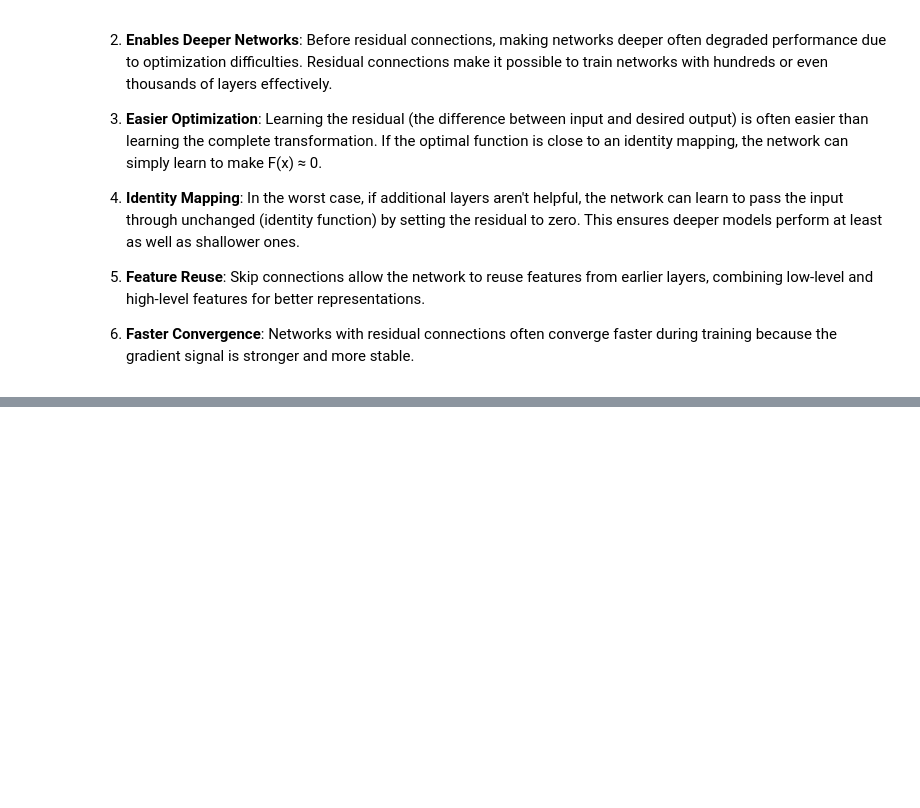
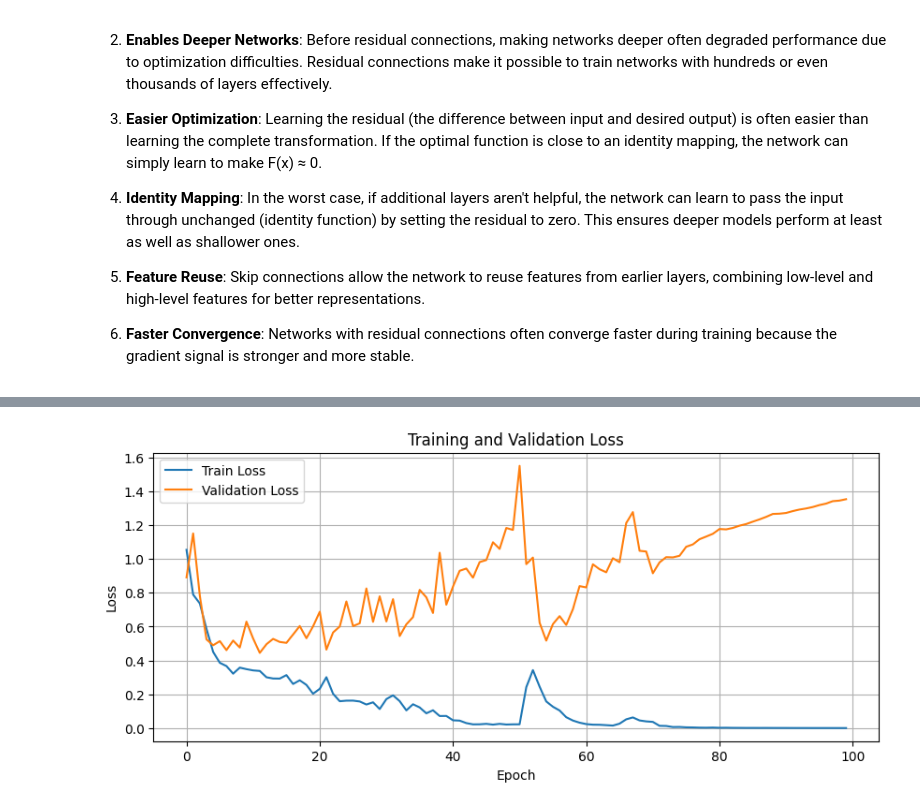
Before and after one commit to faressc/dl4ad, a Jupyter notebook: notebooks/07-ticks-of-the-trade.ipynb, the cells around one changed output, grey strips where cells are left out. Saved outputs shown, nothing was run; the diff lists cells and outputs as text; code cells hidden in the pictures; blank space fills up the shorter version.

```diff
--- a/notebooks/07-ticks-of-the-trade.ipynb
+++ b/notebooks/07-ticks-of-the-trade.ipynb
@@ -185,7 +187,7 @@ def validate(model, valid_loader, criterion, device):
     return avg_loss, accuracy
 # %%
 # Training loop
-def train_model(model, train_loader, valid_loader, criterion, optimizer, lr_scheduler=None, n_epochs=15, device='cpu'):
+def train_model(model, train_loader, valid_loader, criterion, optimizer, lr_scheduler=None, early_stopping=None, n_epochs=15, device='cpu'):
     print("Starting training...")
 
     train_losses = []
@@ -208,9 +210,18 @@ def train_model(model, train_loader, valid_loader, criterion, optimizer, lr_sche
         if n_epochs <= 30:
             if epoch % 5 == 0 or epoch == n_epochs - 1:
                 print(f'Epoch [{epoch+1}/{n_epochs}] - Train Loss: {train_loss:.4f}, Train Acc: {train_acc:.2f}% | Val Loss: {val_loss:.4f}, Val Acc: {val_acc:.2f}%')
+                if lr_scheduler:
+                     print(f'Learning Rate after epoch: {lr_scheduler.get_last_lr()[0]:.6f}')
         elif n_epochs > 30:
             if epoch % 10 == 0 or epoch == n_epochs - 1:
                 print(f'Epoch [{epoch+1}/{n_epochs}] - Train Loss: {train_loss:.4f}, Train Acc: {train_acc:.2f}% | Val Loss: {val_loss:.4f}, Val Acc: {val_acc:.2f}%')
+
+        if early_stopping:
+            if early_stopping.step(val_loss) == True:
+                print("Early stopping triggered")
+                n_epochs = epoch + 1
+                model.load_state_dict(early_stopping.best_weights)
+                break
 
 
     print('-' * 50)
@@ -644,0 +719,21 @@ train_losses, valid_losses, train_accs, valid_accs = train_model(
+# %%
+n_epochs = 100
+
+
+model = Waveform_Classification_CNN(num_classes=3).to(device)
+criterion = nn.CrossEntropyLoss()
+optimizer = optim.Adam(model.parameters(), lr=0.01)
+scheduler = None
+
+# Train the model without
+train_losses, valid_losses, train_accs, valid_accs = train_model(
+    model=model,
+    train_loader=train_loader,
+    valid_loader=valid_loader,
+    optimizer=optimizer,
+    lr_scheduler=scheduler,
+    criterion=criterion,
+    n_epochs=n_epochs,
+    device=device
+)
+# %% [output]
@@ -644,0 +754 @@ train_losses, valid_losses, train_accs, valid_accs = train_model(
+[figure, added]
```
Also changed, not shown: parts of 40 cells of this notebook.
